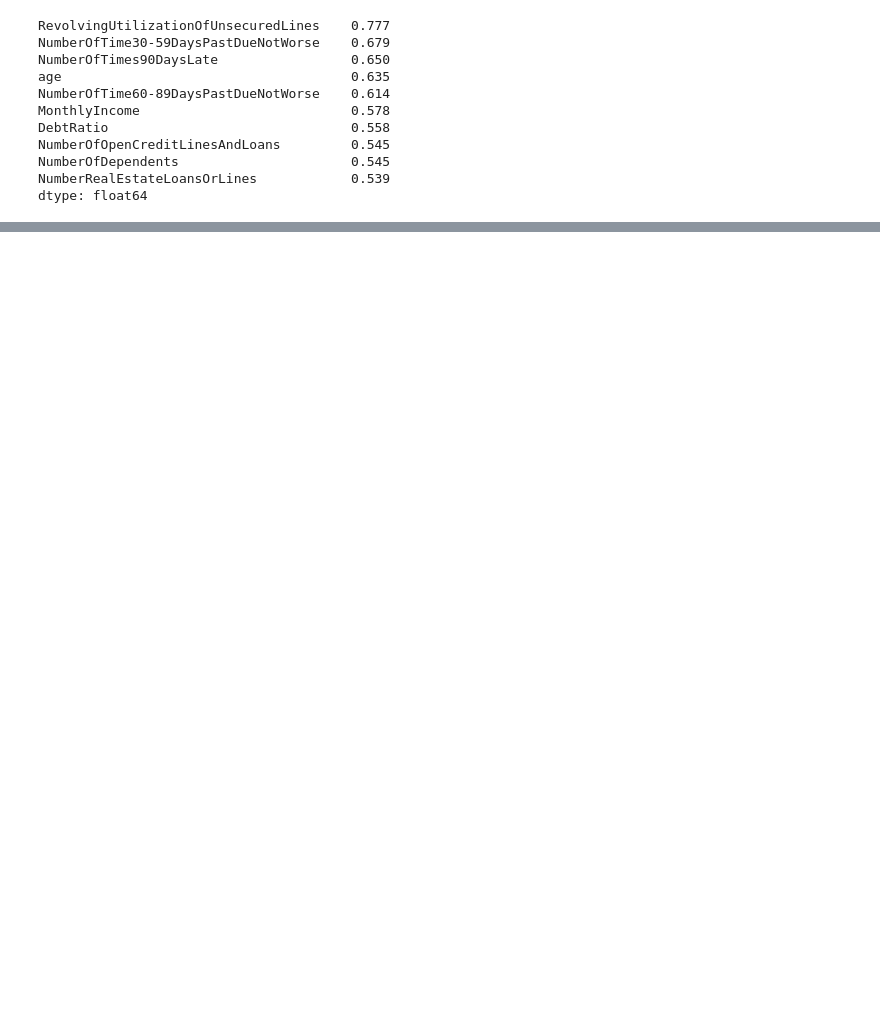
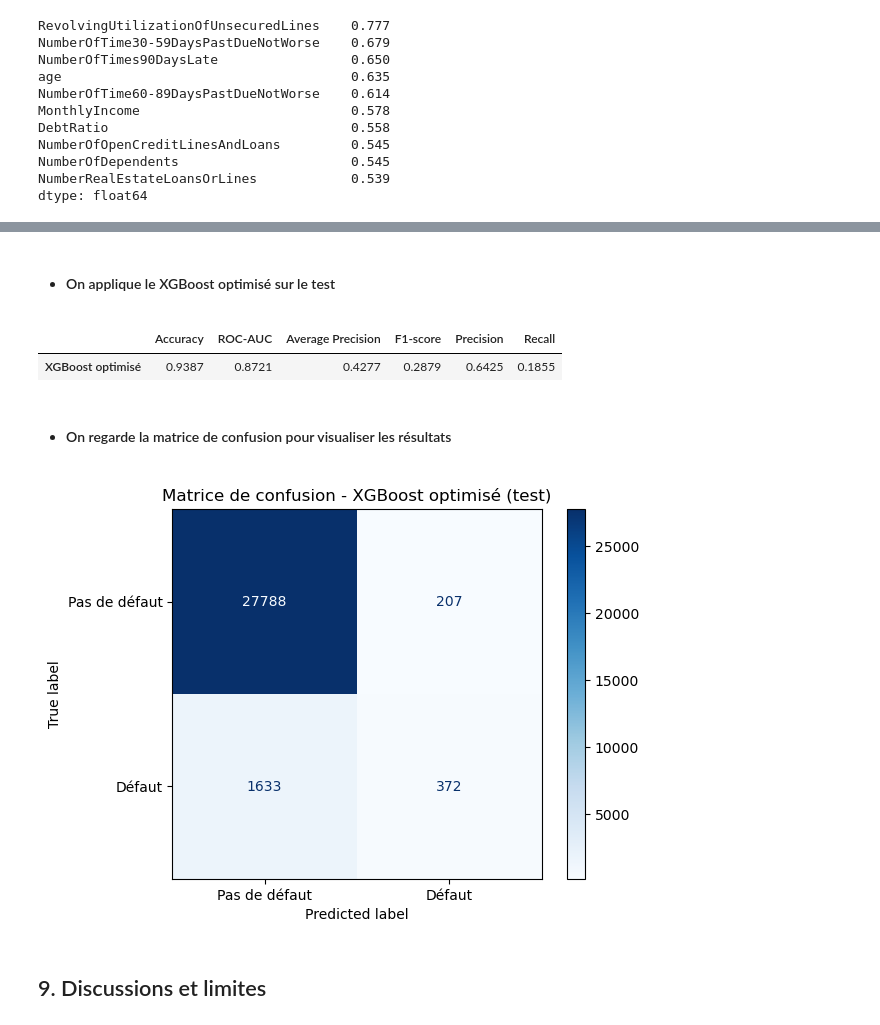
Before and after one commit to EkaterinaBabenko/ML_kaggle, a Jupyter notebook: credits/GiveMeSomeCredit/credits.ipynb, the cells around one changed output, grey strips where cells are left out. Cells and saved outputs as stored; diff of their text form; code cells hidden in the pictures; blank space fills up the shorter version.

```diff
--- a/credits/GiveMeSomeCredit/credits.ipynb
+++ b/credits/GiveMeSomeCredit/credits.ipynb
@@ -784,0 +854,68 @@ plt.show()
+# %%
+# Nettoyage des variables explicatives du test
+X_test_propre = nettoyer(X_test)
+
+# Feature engineering : cumul des retards
+X_test_V2 = ajouter_retards(X_test_propre)
+
+# Même ordre des colonnes qu'à l'entraînement
+X_test_V2 = X_test_V2[X.columns]
+# %% [markdown]
+* #### On applique le XGBoost optimisé sur le test
+# %%
+from sklearn.metrics import (
+    accuracy_score,
+    roc_auc_score,
+    average_precision_score,
+    precision_score,
+    recall_score,
+    f1_score
+)
+
+# Récupération du meilleur XGBoost
+meilleur_xgb = grid_xgb.best_estimator_
+
+# Probabilités prédites
+probas_test = meilleur_xgb.predict_proba(X_test_V2)[:, 1]
+
+# Prédictions avec un seuil de 0,5
+predictions_test = (probas_test >= 0.5).astype(int)
+
+# Métriques finales
+resultats_test = {
+    "Accuracy": accuracy_score(y_test, predictions_test),
+    "ROC-AUC": roc_auc_score(y_test, probas_test),
+    "Average Precision": average_precision_score(y_test, probas_test),
+    "F1-score": f1_score(y_test, predictions_test),
+    "Precision": precision_score(y_test, predictions_test, zero_division=0),
+    "Recall": recall_score(y_test, predictions_test)
+}
+
+display(
+    pd.DataFrame(
+        resultats_test,
+        index=["XGBoost optimisé"]
+    ).round(4)
+)
+# %% [output]
+|  | Accuracy | ROC-AUC | Average Precision | F1-score | Precision | Recall |
+| XGBoost optimisé | 0.9387 | 0.8721 | 0.4277 | 0.2879 | 0.6425 | 0.1855 |
+# %% [markdown]
+* #### On regarde la matrice de confusion pour visualiser les résultats
+# %%
+from sklearn.metrics import ConfusionMatrixDisplay
+import matplotlib.pyplot as plt
+
+ConfusionMatrixDisplay.from_predictions(
+    y_test,
+    predictions_test,
+    display_labels=["Pas de défaut", "Défaut"],
+    cmap="Blues"
+)
+
+plt.title("Matrice de confusion - XGBoost optimisé (test)")
+plt.show()
+# %% [output]
+[figure, added]
+# %% [markdown]
+## 9. Discussions et limites
```
Also changed, not shown: parts of 50 cells of this notebook, 1 other file.
